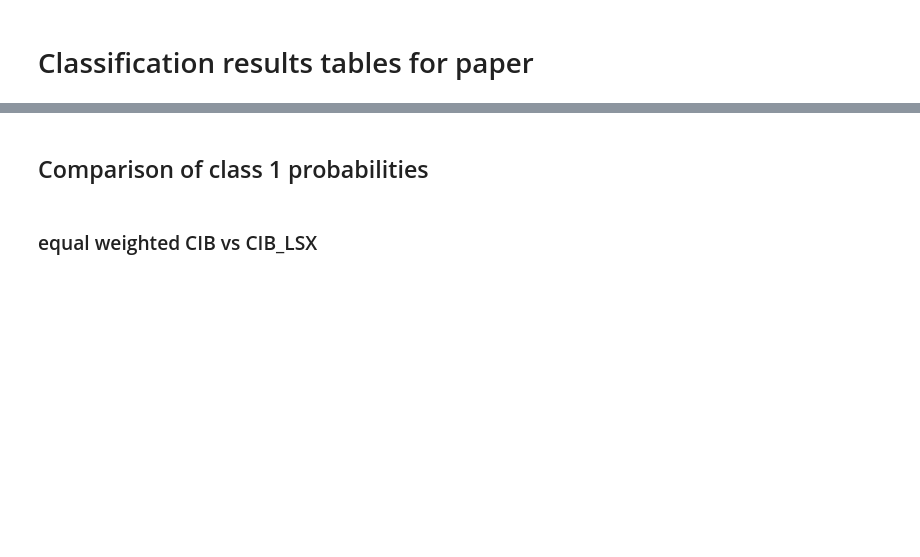
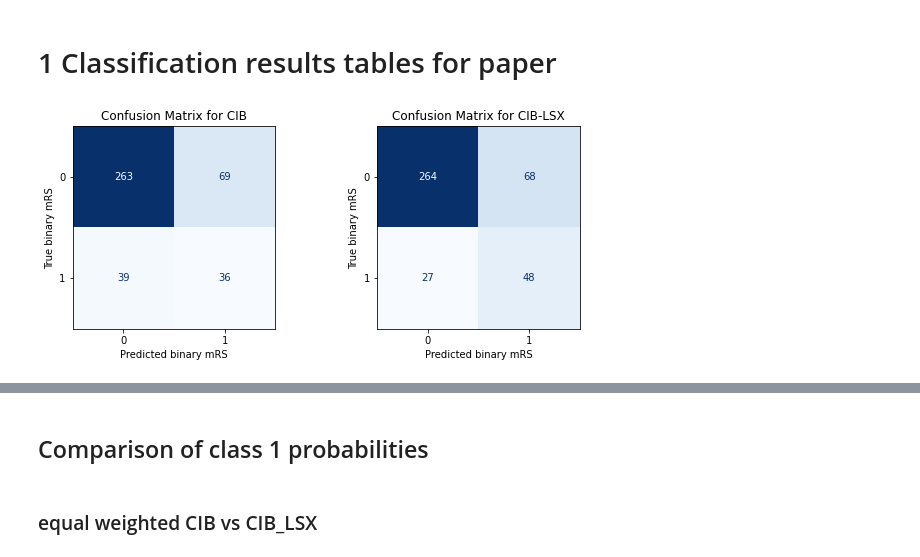
Before and after one commit to Mauwrice/explainable_AI, a Jupyter notebook: res_comparison.ipynb, the cells around one changed output, grey strips where cells are left out. Drawn from its saved outputs; the diff is of its cells as text; code cells hidden in the pictures; blank space fills up the shorter version.

```diff
--- a/res_comparison.ipynb
+++ b/res_comparison.ipynb
@@ -9,4 +12,4 @@ from matplotlib.colorbar import ColorbarBase
 # %%
 dir = "/tf/notebooks/schnemau/xAI_stroke_3d/data/"
 cib = pd.read_csv(dir + "all_tab_results_CIB_M2.csv")
-ciblsx = pd.read_csv(dir + "all_tab_results_CIBLSX_M3.csv")
+ciblsx = pd.read_csv(dir + "all_tab_results_CIBLSX_M6.csv")
@@ -13,4 +22,37 @@ ciblsx = pd.read_csv(dir + "all_tab_results_CIBLSX_M3.csv")
 # %% [markdown]
-# Classification results tables for paper
+# 1 Classification results tables for paper
 # %%
 merged_df = pd.merge(cib, ciblsx, on='p_id', suffixes=('_cib', '_ciblsx'))
+# %%
+y_true = merged_df['unfavorable_ciblsx']
+y_pred_cib = merged_df['y_pred_class_avg_w_cib']
+y_pred_cib_lsx = merged_df['y_pred_class_avg_w_ciblsx']
+# %%
+cm = confusion_matrix(y_true, y_pred_cib)
+cm2 = confusion_matrix(y_true, y_pred_cib_lsx)
+# %%
+# Set up the matplotlib figure and axes
+fig, (ax1, ax2) = plt.subplots(1, 2, figsize=(10, 5))
+
+# Display the first confusion matrix and manually handle the color bar
+disp = ConfusionMatrixDisplay(confusion_matrix=cm, display_labels=[0, 1])
+cax1 = disp.plot(cmap=plt.cm.Blues, ax=ax1)
+cax1.im_.colorbar.remove()  # Manually remove the color bar
+ax1.set_title('Confusion Matrix for CIB')
+ax1.set_xlabel('Predicted binary mRS')
+ax1.set_ylabel('True binary mRS')
+
+# Display the second confusion matrix and manually handle the color bar
+disp2 = ConfusionMatrixDisplay(confusion_matrix=cm2, display_labels=[0, 1])
+cax2 = disp2.plot(cmap=plt.cm.Blues, ax=ax2)
+cax2.im_.colorbar.remove()  # Manually remove the color bar
+ax2.set_title('Confusion Matrix for CIB-LSX')
+ax2.set_xlabel('Predicted binary mRS')
+ax2.set_ylabel('True binary mRS')
+
+plt.savefig("/tf/notebooks/schnemau/xAI_stroke_3d/data/confusion_matrices.png", dpi=300)
+
+# Show the plot
+plt.show()
+# %% [output]
+[figure, added]
```
Also changed, not shown: parts of 12 cells of this notebook, 6 other files.
